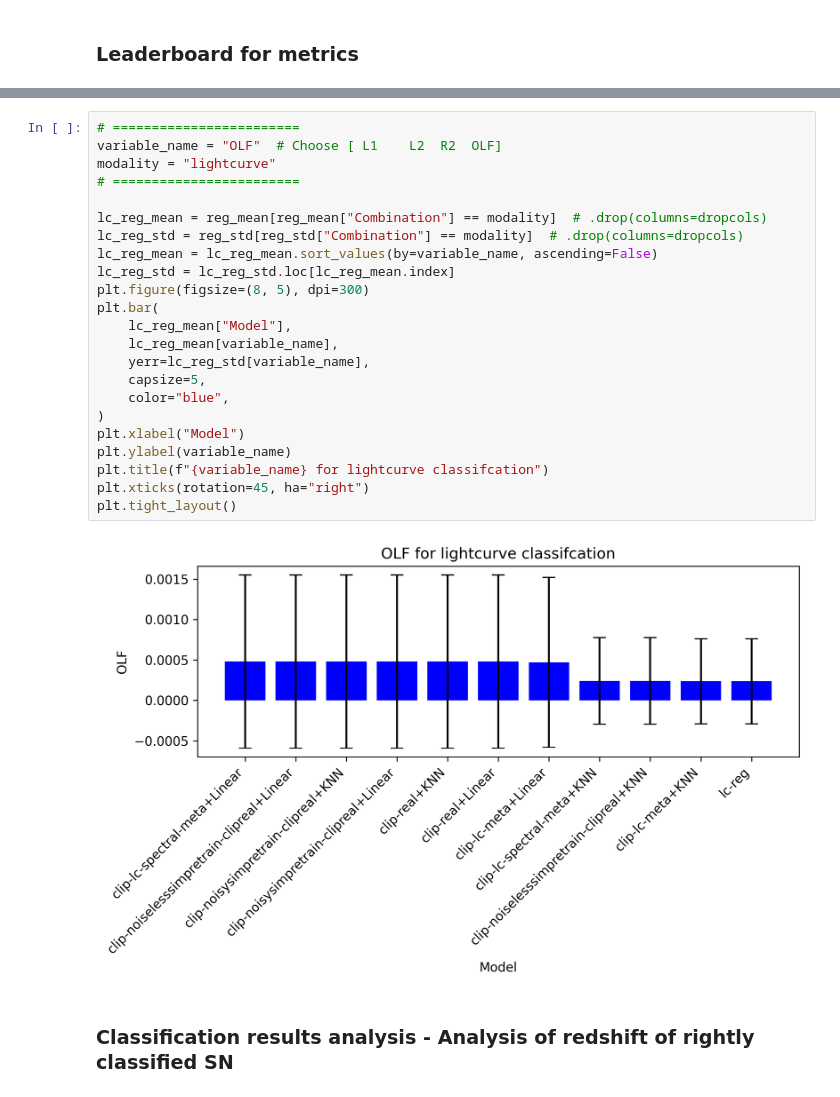
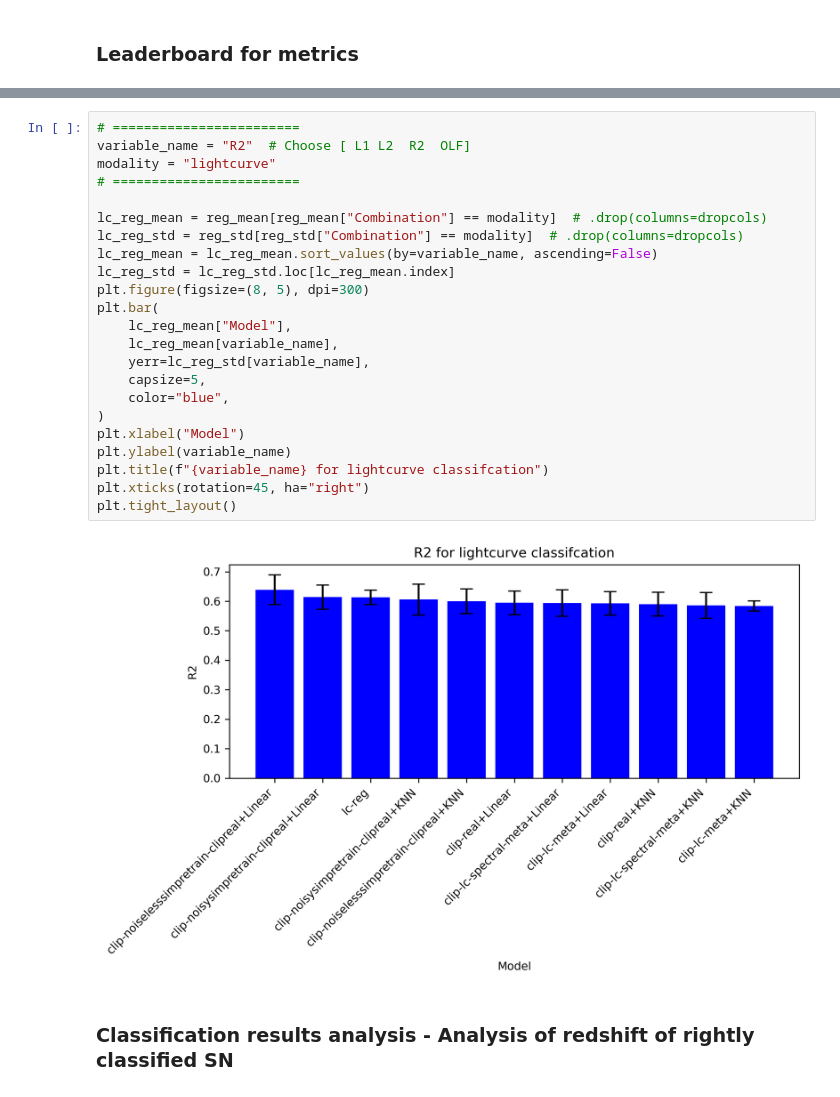
Before and after one commit to ThomasHelfer/multimodal-supernovae, a Jupyter notebook: plot_data.ipynb, the cells around one changed output, grey strips where cells are left out. Saved outputs shown, nothing was run; the diff lists cells and outputs as text.

Commit message:
minor updates in plots

```diff
--- a/plot_data.ipynb
+++ b/plot_data.ipynb
@@ -529,28 +679,28 @@ plt.tight_layout()
 # %%
 # ========================
-variable_name = "OLF"  # Choose [ L1	L2	R2	OLF]
+variable_name = "R2"  # Choose [ L1	L2	R2	OLF]
 modality = "lightcurve"
 # ========================
 
 lc_reg_mean = reg_mean[reg_mean["Combination"] == modality]  # .drop(columns=dropcols)
 lc_reg_std = reg_std[reg_std["Combination"] == modality]  # .drop(columns=dropcols)
 lc_reg_mean = lc_reg_mean.sort_values(by=variable_name, ascending=False)
 lc_reg_std = lc_reg_std.loc[lc_reg_mean.index]
 plt.figure(figsize=(8, 5), dpi=300)
 plt.bar(
     lc_reg_mean["Model"],
     lc_reg_mean[variable_name],
     yerr=lc_reg_std[variable_name],
     capsize=5,
     color="blue",
 )
 plt.xlabel("Model")
 plt.ylabel(variable_name)
 plt.title(f"{variable_name} for lightcurve classifcation")
 plt.xticks(rotation=45, ha="right")
 plt.tight_layout()
 # %% [output]
-[figure, old version]
+[figure, new version]
 # %% [markdown]
 ### Classification results analysis - Analysis of redshift of rightly classified SN
 # %%
```
Also changed, not shown: parts of 17 cells of this notebook.
